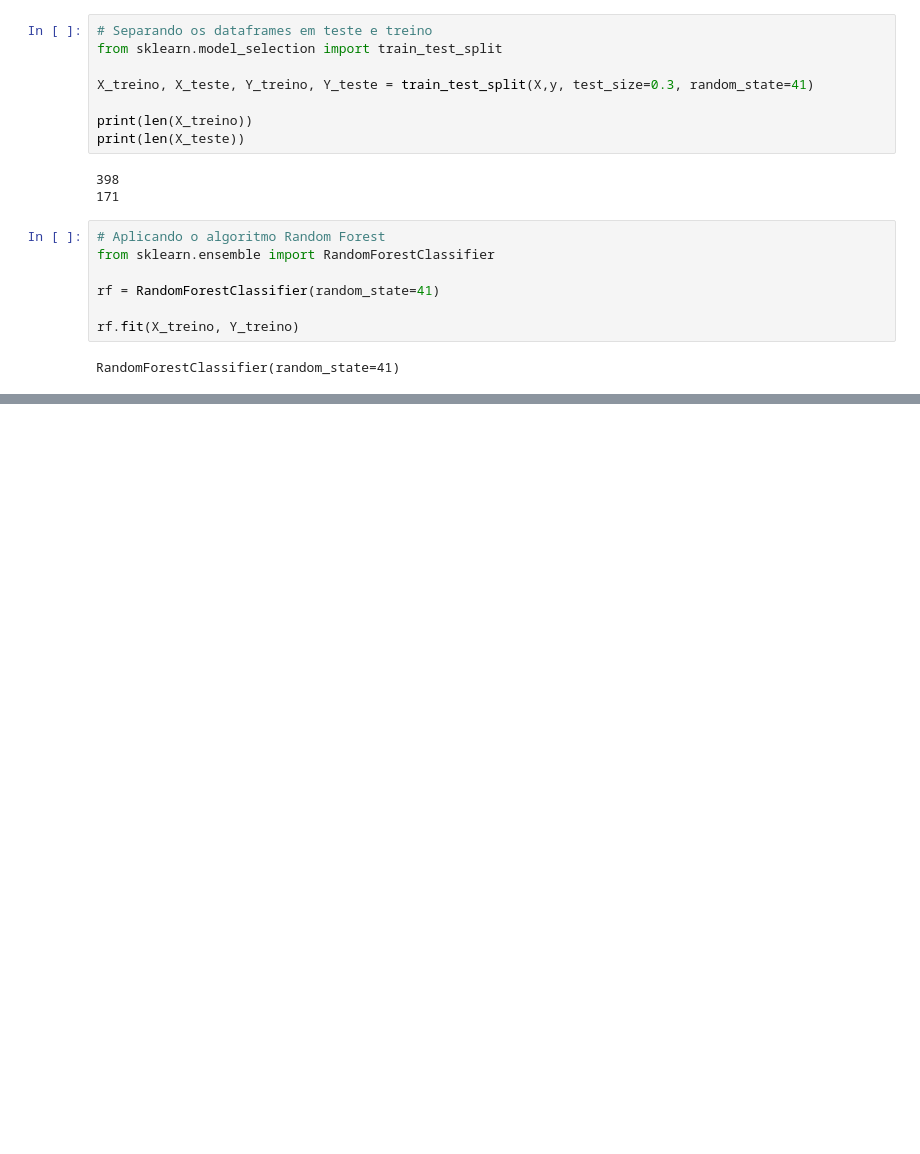
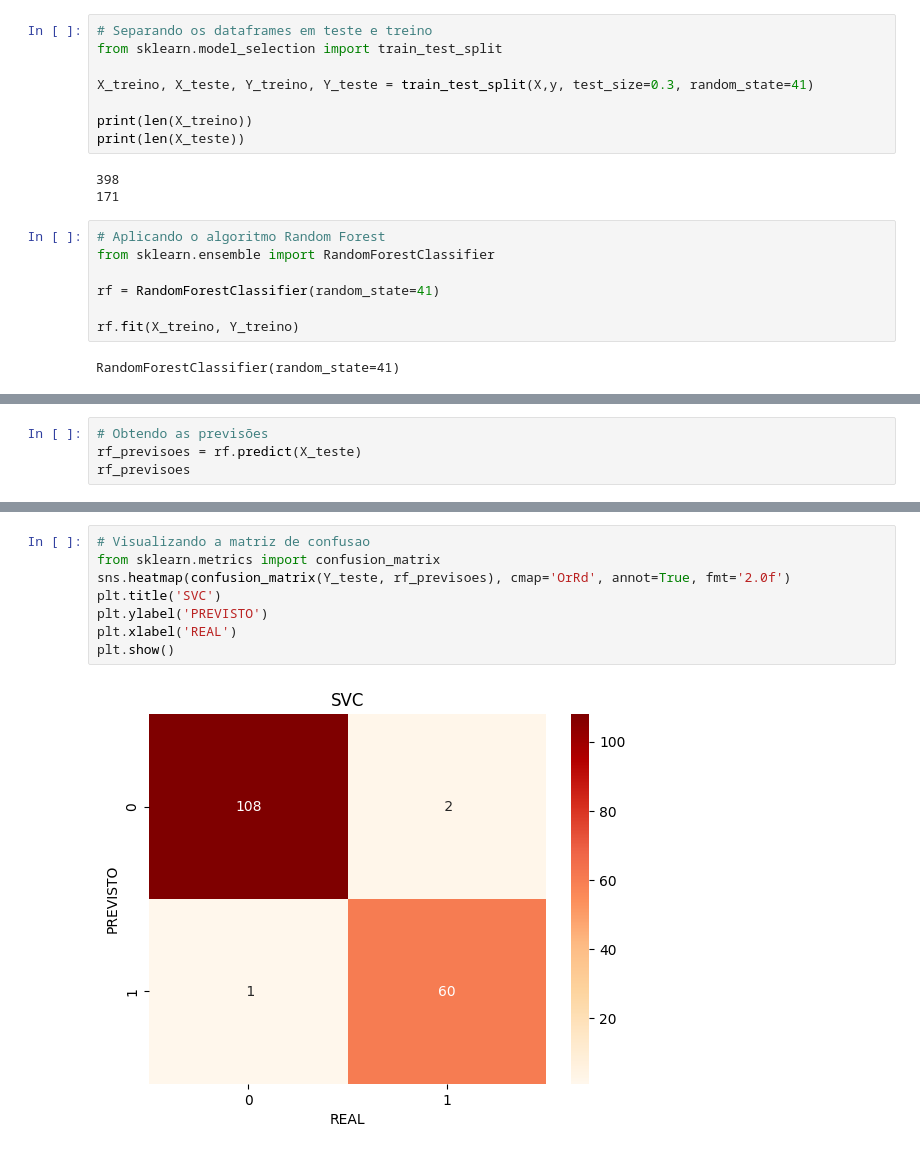
Before and after one commit to enricovivan/ml_python, a Jupyter notebook: notebooks/RandomForest.ipynb, the cells around one changed output, grey strips where cells are left out. Drawn from its saved outputs; the diff is of its cells as text; blank space fills up the shorter version.

```diff
--- a/notebooks/RandomForest.ipynb
+++ b/notebooks/RandomForest.ipynb
@@ -268,0 +281,4 @@ rf.score(X_teste, Y_teste)
+# %%
+# Obtendo as previsões
+rf_previsoes = rf.predict(X_teste)
+rf_previsoes
@@ -268,0 +315,10 @@ rf.score(X_teste, Y_teste)
+# %%
+# Visualizando a matriz de confusao
+from sklearn.metrics import confusion_matrix
+sns.heatmap(confusion_matrix(Y_teste, rf_previsoes), cmap='OrRd', annot=True, fmt='2.0f')
+plt.title('SVC')
+plt.ylabel('PREVISTO')
+plt.xlabel('REAL')
+plt.show()
+# %% [output]
+[figure, added]
```
Also changed, not shown: parts of 6 cells of this notebook.
